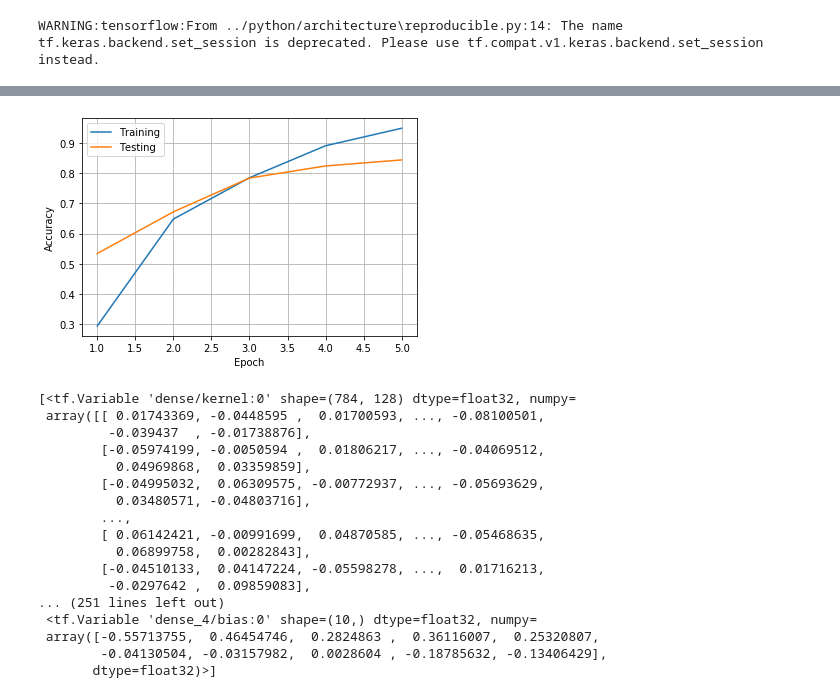
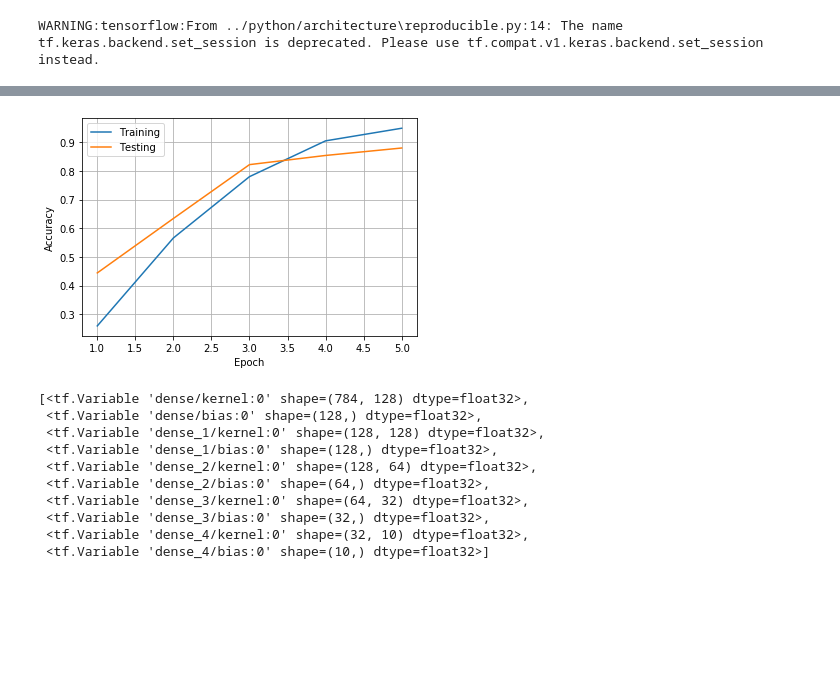
Before and after one commit to moritzlauff/thesis_programming, a Jupyter notebook: code_tests/thesis_test.ipynb, the cells around one changed output, grey strips where cells are left out. Saved outputs shown, nothing was run; the diff lists cells and outputs as text; code cells hidden in the pictures; blank space fills up the shorter version.

Commit message:
use self-made Adam optimizer

```diff
--- a/code_tests/thesis_test.ipynb
+++ b/code_tests/thesis_test.ipynb
@@ -29,7 +30,8 @@ n_cols = X_train_small.shape[1]
 model = nn_model_structure(layers = 5,
                            neurons = [128, 128, 64, 32, 10],
                            n_cols = X_train_small.shape[1])
-model = nn_model_compile(model)
+model = nn_model_compile(model,
+                         optimizer = Adam_test())
 start_time = time.time()
 model = nn_model_fit(model,
                      X_train = X_train_small,
@@ -60,28 +62,21 @@ Model: "sequential"
 Total params: 127,658
 Trainable params: 127,658
 Non-trainable params: 0
 _________________________________________________________________
-[figure, old version]
+[figure, new version]
 # %%
 model.trainable_weights
 # %% [output]
-[<tf.Variable 'dense/kernel:0' shape=(784, 128) dtype=float32, numpy=
- array([[ 0.01743369, -0.0448595 ,  0.01700593, ..., -0.08100501,
-         -0.039437  , -0.01738876],
-        [-0.05974199, -0.0050594 ,  0.01806217, ..., -0.04069512,
-          0.04969868,  0.03359859],
-        [-0.04995032,  0.06309575, -0.00772937, ..., -0.05693629,
-          0.03480571, -0.04803716],
-        ...,
-        [ 0.06142421, -0.00991699,  0.04870585, ..., -0.05468635,
-          0.06899758,  0.00282843],
-        [-0.04510133,  0.04147224, -0.05598278, ...,  0.01716213,
-         -0.0297642 ,  0.09859083],
-... (251 lines left out)
- <tf.Variable 'dense_4/bias:0' shape=(10,) dtype=float32, numpy=
- array([-0.55713755,  0.46454746,  0.2824863 ,  0.36116007,  0.25320807,
-        -0.04130504, -0.03157982,  0.0028604 , -0.18785632, -0.13406429],
-       dtype=float32)>]
+[<tf.Variable 'dense/kernel:0' shape=(784, 128) dtype=float32>,
+ <tf.Variable 'dense/bias:0' shape=(128,) dtype=float32>,
+ <tf.Variable 'dense_1/kernel:0' shape=(128, 128) dtype=float32>,
+ <tf.Variable 'dense_1/bias:0' shape=(128,) dtype=float32>,
+ <tf.Variable 'dense_2/kernel:0' shape=(128, 64) dtype=float32>,
+ <tf.Variable 'dense_2/bias:0' shape=(64,) dtype=float32>,
+ <tf.Variable 'dense_3/kernel:0' shape=(64, 32) dtype=float32>,
+ <tf.Variable 'dense_3/bias:0' shape=(32,) dtype=float32>,
+ <tf.Variable 'dense_4/kernel:0' shape=(32, 10) dtype=float32>,
+ <tf.Variable 'dense_4/bias:0' shape=(10,) dtype=float32>]
 # %%
 model.history.history
 # %% [output]
```
Also changed, not shown: parts of 7 cells of this notebook.
